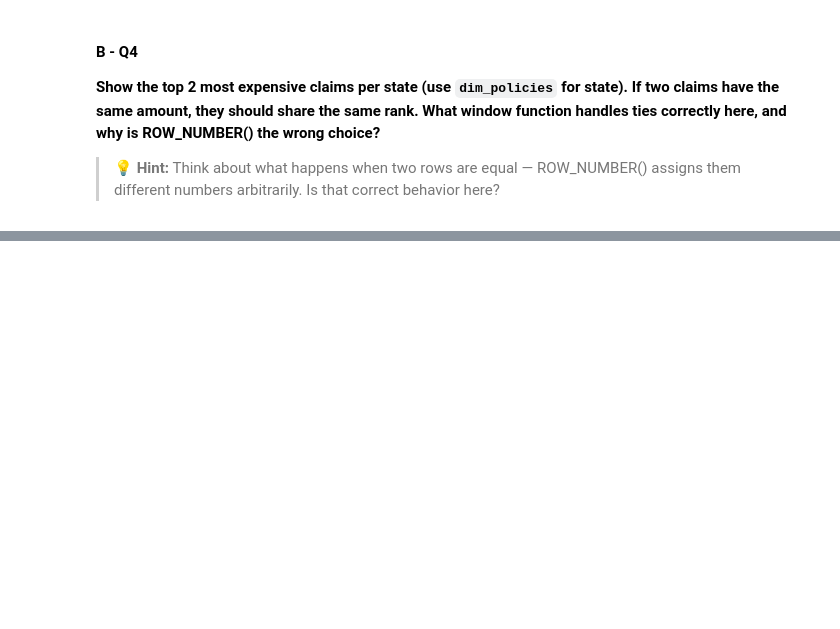
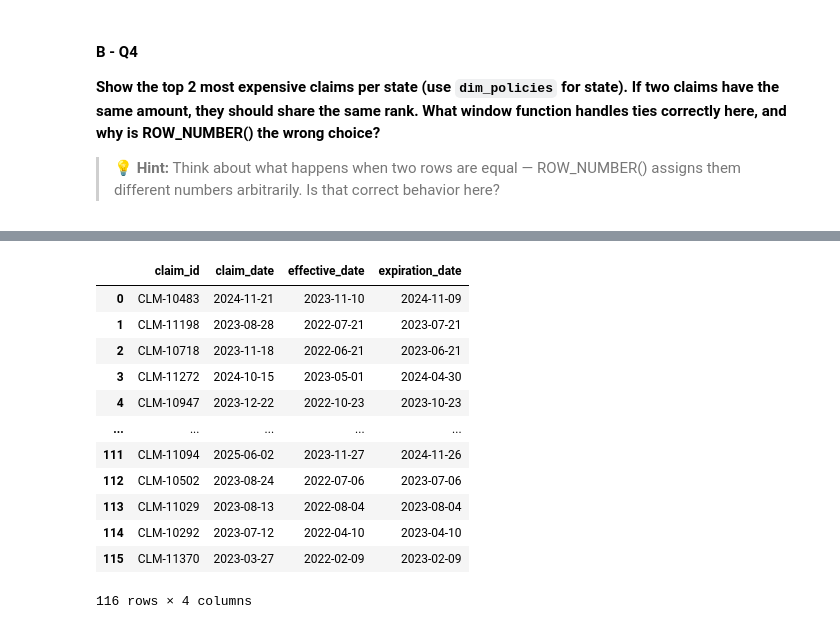
Before and after one commit to martinrod46/sql-interview-prep, a Jupyter notebook: sql_interview_prep.ipynb, the cells around one changed output, grey strips where cells are left out. Saved outputs shown, nothing was run; the diff lists cells and outputs as text; code cells hidden in the pictures; blank space fills up the shorter version.

```diff
--- a/sql_interview_prep.ipynb
+++ b/sql_interview_prep.ipynb
@@ -441,0 +565,28 @@ conn.sql("""
+# %%
+conn.sql("""
+
+    SELECT cl.claim_id,
+           cl.claim_date,
+           po.effective_date,
+           po.expiration_date
+    FROM fact_claims cl
+    JOIN dim_policies po ON cl.policy_id = po.policy_id
+    WHERE (cl.claim_date < po.effective_date
+    OR cl.claim_date > po.expiration_date)
+    AND claim_date IS NOT NULL;
+
+    """).df()
+# %% [output]
+|  | claim_id | claim_date | effective_date | expiration_date |
+| 0 | CLM-10483 | 2024-11-21 | 2023-11-10 | 2024-11-09 |
+| 1 | CLM-11198 | 2023-08-28 | 2022-07-21 | 2023-07-21 |
+| 2 | CLM-10718 | 2023-11-18 | 2022-06-21 | 2023-06-21 |
+| 3 | CLM-11272 | 2024-10-15 | 2023-05-01 | 2024-04-30 |
+| 4 | CLM-10947 | 2023-12-22 | 2022-10-23 | 2023-10-23 |
+| ... | ... | ... | ... | ... |
+| 111 | CLM-11094 | 2025-06-02 | 2023-11-27 | 2024-11-26 |
+| 112 | CLM-10502 | 2023-08-24 | 2022-07-06 | 2023-07-06 |
+| 113 | CLM-11029 | 2023-08-13 | 2022-08-04 | 2023-08-04 |
+| 114 | CLM-10292 | 2023-07-12 | 2022-04-10 | 2023-04-10 |
+| 115 | CLM-11370 | 2023-03-27 | 2022-02-09 | 2023-02-09 |
+116 rows × 4 columns
```
Also changed, not shown: parts of 24 cells of this notebook.
